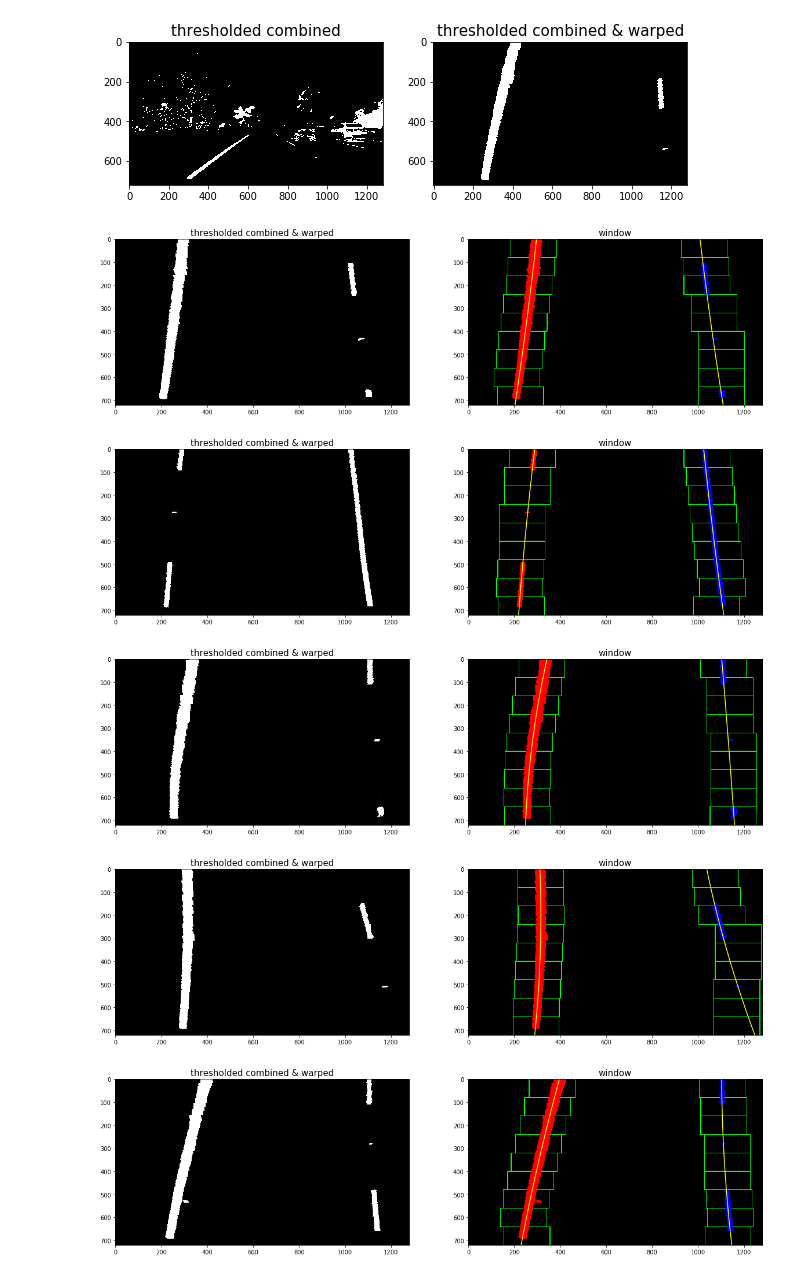
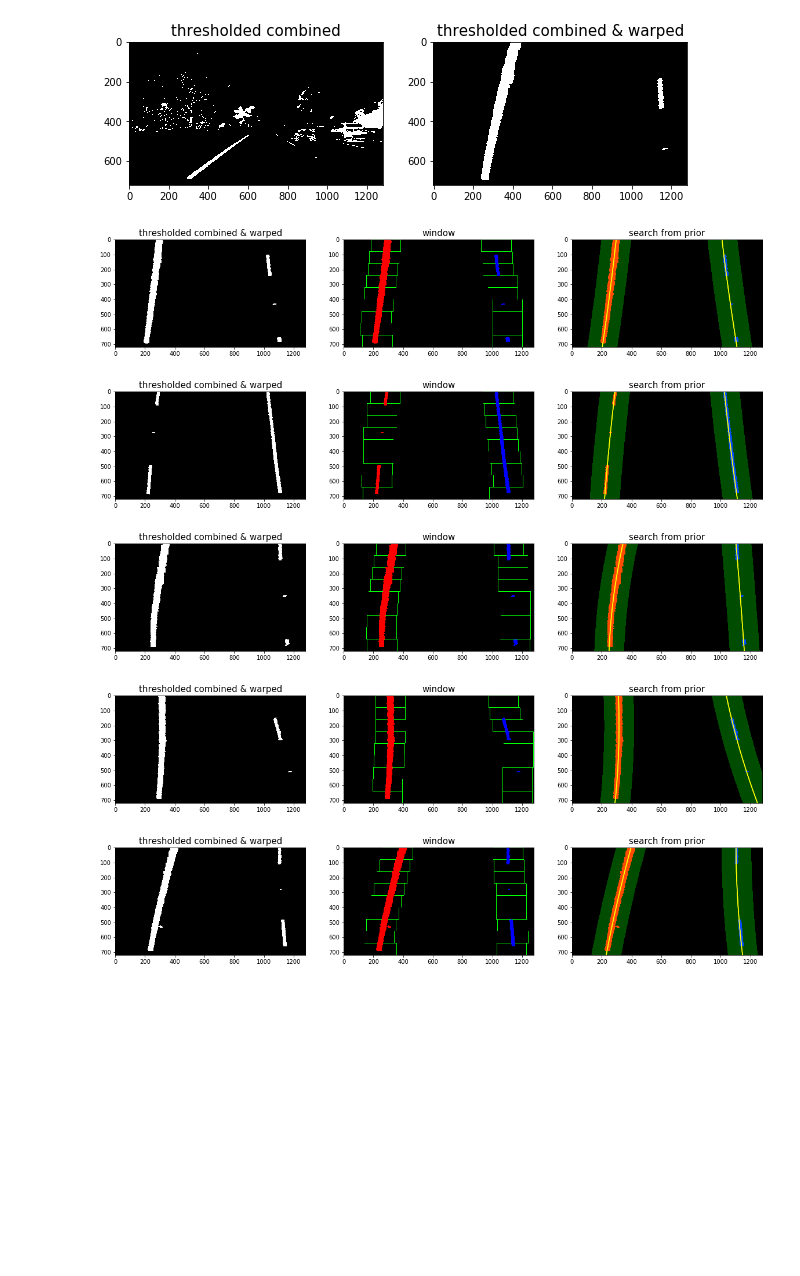
Before and after one commit to YasirHabib/Self-Driving-Car-Engineer, a Jupyter notebook: Advanced-Lane-Lines/Solution.ipynb, the cells around one changed output. Cells and saved outputs as stored; diff of their text form; code cells hidden in the pictures; blank space fills up the shorter version.

Commit message:
adds search from prior

```diff
--- a/Advanced-Lane-Lines/Solution.ipynb
+++ b/Advanced-Lane-Lines/Solution.ipynb
@@ -286,12 +286,7 @@ def find_lane_pixels(binary_warped):
     left_fit = np.polyfit(lefty, leftx, 2)
     right_fit = np.polyfit(righty, rightx, 2)
 
-    # Generate x and y values for plotting
-    ploty = np.linspace(0, binary_warped.shape[0]-1, binary_warped.shape[0] )
-    left_fitx = left_fit[0]*ploty**2 + left_fit[1]*ploty + left_fit[2]
-    right_fitx = right_fit[0]*ploty**2 + right_fit[1]*ploty + right_fit[2]
-
     out_img[nonzeroy[left_lane_inds], nonzerox[left_lane_inds]] = [255, 0, 0]
     out_img[nonzeroy[right_lane_inds], nonzerox[right_lane_inds]] = [0, 0, 255]
 
-    return out_img, left_fitx, right_fitx, ploty
+    return out_img, left_fit, right_fit
@@ -298,18 +354,22 @@ def find_lane_pixels(binary_warped):
 # %%
 for img in thresholded_combined:
     top_down, perspective_M = warp_test_images(img)
-    out_img, left_fitx, right_fitx, ploty = find_lane_pixels(top_down)
-    f, (ax1, ax2) = plt.subplots(1, 2, figsize=(20, 20))
-    #plt.figure(figsize=(20,10))
+    out_img, left_fit, right_fit = find_lane_pixels(top_down)
+    out_img_search, left_fitx, right_fitx, ploty = search_from_prior(top_down, left_fit, right_fit)
+    f, (ax1, ax2, ax3) = plt.subplots(1, 3, figsize=(20, 20))
     ax1.imshow(top_down, cmap='gray')
     ax1.set_title('thresholded combined & warped', fontsize=15)
     ax2.imshow(out_img)
     ax2.set_title('window', fontsize=15)
     plt.plot(left_fitx, ploty, color='yellow')
     plt.plot(right_fitx, ploty, color='yellow')
+    ax3.imshow(out_img_search)
+    ax3.set_title('search from prior', fontsize=15)
+    plt.plot(left_fitx, ploty, color='yellow')
+    plt.plot(right_fitx, ploty, color='yellow')
 # %% [output]
-[figure, old version]
+[figure, new version]
-[figure, old version]
+[figure, new version]
-[figure, old version]
+[figure, new version]
-[figure, old version]
+[figure, new version]
-[figure, old version]
+[figure, new version]
```
Also changed, not shown: parts of 3 cells of this notebook.
